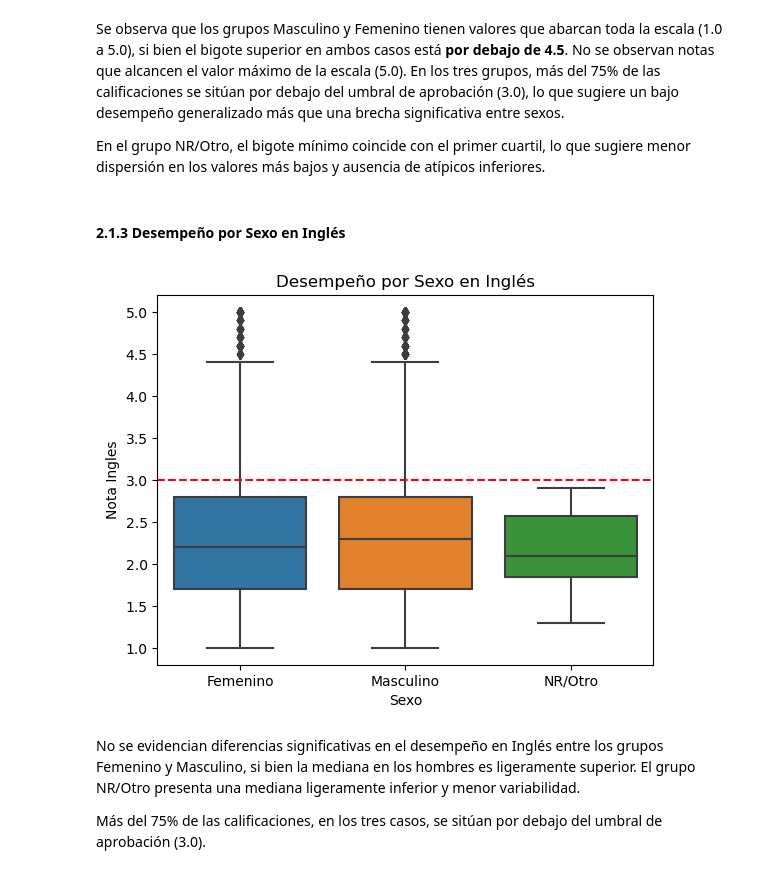
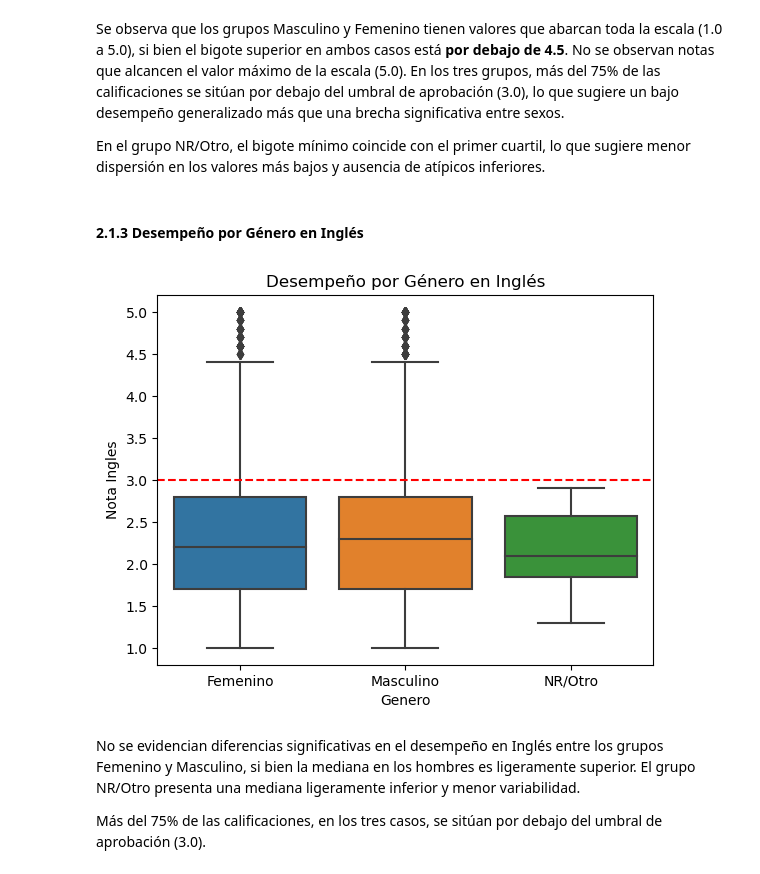
Before and after one commit to andres-ecb/pruebas-aspirantes, a Jupyter notebook: notebooks/02_analisis_exploratorio.ipynb, the cells around one changed output. Saved outputs shown, nothing was run; the diff lists cells and outputs as text; code cells hidden in the pictures.

```diff
--- a/notebooks/02_analisis_exploratorio.ipynb
+++ b/notebooks/02_analisis_exploratorio.ipynb
@@ -172,16 +172,16 @@ Se observa que los grupos Masculino y Femenino tienen valores que abarcan toda l
 
 En el grupo NR/Otro, el bigote mínimo coincide con el primer cuartil, lo que sugiere menor dispersión en los valores más bajos y ausencia de atípicos inferiores.
 # %% [markdown]
-#### 2.1.3 Desempeño por Sexo en Inglés
+#### 2.1.3 Desempeño por Género en Inglés
 # %%
 sns.boxplot(data=pruebas_aspirantes,
-            x='Sexo',
+            x='Genero',
             y='Nota Ingles')
-plt.title('Desempeño por Sexo en Inglés')
+plt.title('Desempeño por Género en Inglés')
 plt.axhline(3.0, color='red', linestyle='--')
 plt.show()
 # %% [output]
-[figure, old version]
+[figure, new version]
 # %% [markdown]
 No se evidencian diferencias significativas en el desempeño en Inglés entre los grupos Femenino y Masculino, si bien la mediana en los hombres es ligeramente superior. El grupo NR/Otro presenta una mediana ligeramente inferior y menor variabilidad.
 
```
Also changed, not shown: parts of 13 cells of this notebook, 3 other files.
